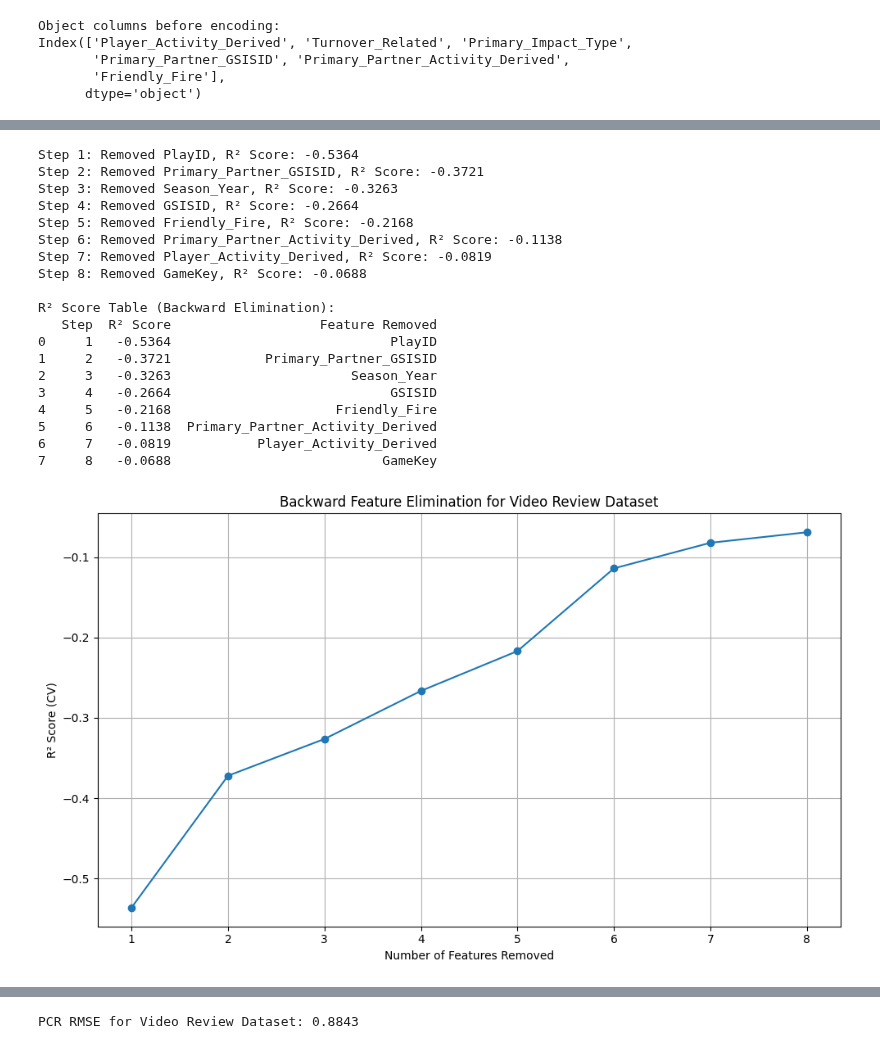
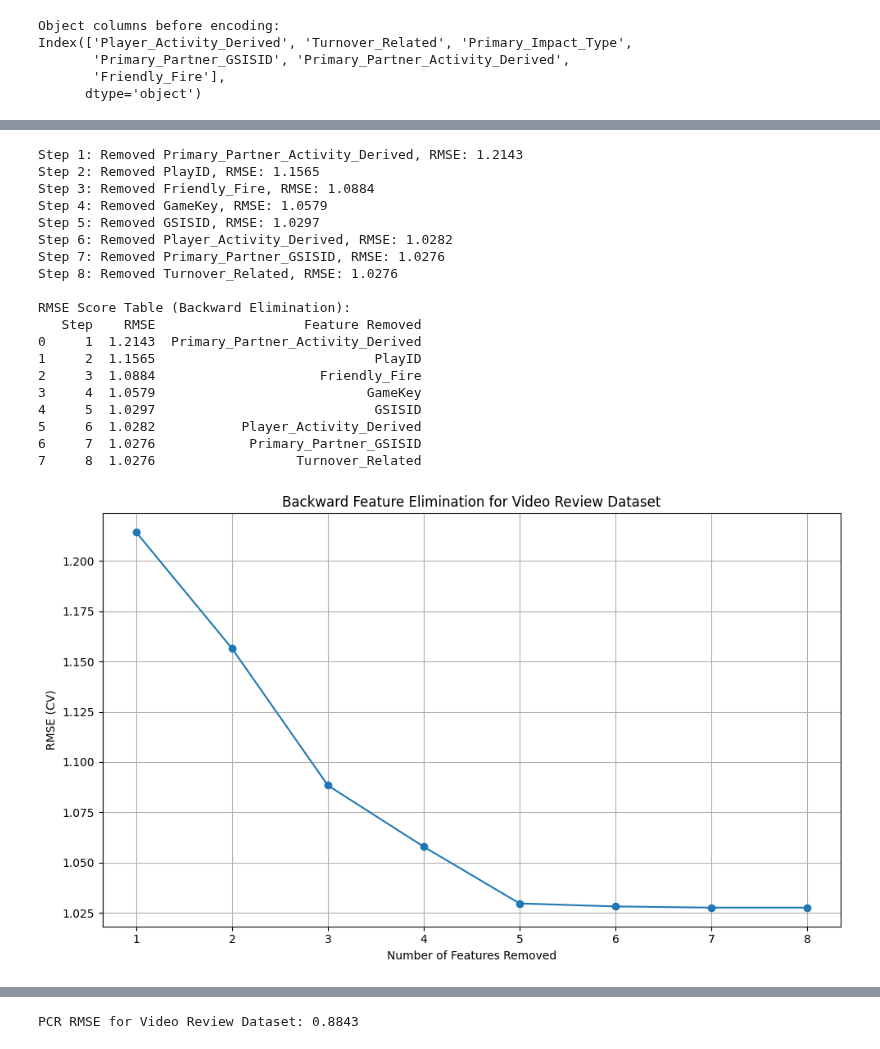
Before and after one commit to hnm15/capstone, a Jupyter notebook: Wk3-JupyterNotebook-Metcalf.ipynb, the cells around one changed output, grey strips where cells are left out. Drawn from its saved outputs; the diff is of its cells as text; code cells hidden in the pictures.

```diff
--- a/Wk3-JupyterNotebook-Metcalf.ipynb
+++ b/Wk3-JupyterNotebook-Metcalf.ipynb
@@ -94,36 +94,37 @@ y = y_train
 
 selected_features = []
 remaining_features = list(X.columns)
-r2_scores = []
+rmse_scores = []
 
 while remaining_features:
     scores = []
     for feature in remaining_features:
         current_features = selected_features + [feature]
-        score = cross_val_score(model, X[current_features], y, cv=5, scoring='r2').mean()
+        # Use negative RMSE as scoring and convert to positive
+        score = -cross_val_score(model, X[current_features], y, cv=5, scoring='neg_root_mean_squared_error').mean()
         scores.append((score, feature))
 
-    scores.sort(reverse=True)
+    scores.sort()  # lower RMSE is better
     best_score, best_feature = scores[0]
 
     selected_features.append(best_feature)
     remaining_features.remove(best_feature)
-    r2_scores.append(round(best_score, 4))
-    print(f"Step {len(selected_features)}: Added {best_feature}, R² Score: {best_score:.4f}")
+    rmse_scores.append(round(best_score, 4))
+    print(f"Step {len(selected_features)}: Added {best_feature}, RMSE: {best_score:.4f}")
 
 results_df_video_review = pd.DataFrame({
-    "Step": range(1, len(r2_scores) + 1),
-    "R² Score": r2_scores,
+    "Step": range(1, len(rmse_scores) + 1),
+    "RMSE": rmse_scores,
     "Feature Added": selected_features
 })
 
-print("\nR² Score Table:")
+print("\nRMSE Score Table:")
 print(results_df_video_review)
 
 plt.figure(figsize=(10, 6))
-plt.plot(results_df_video_review["Step"], results_df_video_review["R² Score"], marker='o')
+plt.plot(results_df_video_review["Step"], results_df_video_review["RMSE"], marker='o')
 plt.xlabel("Number of Features")
-plt.ylabel("R² Score (CV)")
+plt.ylabel("RMSE (CV)")
 plt.title("Forward Feature Selection for Video Review Dataset")
 plt.grid(True)
 plt.tight_layout()
@@ -164,61 +165,62 @@ X = pd.DataFrame(X_train_scaled, columns=X.columns)
 y = y_train
 
 selected_features = list(X.columns)
-r2_scores = []
+rmse_scores = []
 features_removed = []
 
 while len(selected_features) > 1:
     scores = []
     for feature in selected_features:
         current_features = [f for f in selected_features if f != feature]
-        score = cross_val_score(model, X[current_features], y, cv=5, scoring='r2').mean()
+        # Use negative RMSE and convert to positive
+        score = -cross_val_score(model, X[current_features], y, cv=5, scoring='neg_root_mean_squared_error').mean()
         scores.append((score, feature))
 
-    scores.sort(reverse=True)
+    scores.sort()  # sort ascending to get lowest RMSE first
     best_score, feature_to_remove = scores[0]
 
     selected_features.remove(feature_to_remove)
-    r2_scores.append(round(best_score, 4))
+    rmse_scores.append(round(best_score, 4))
     features_removed.append(feature_to_remove)
 
-    print(f"Step {len(features_removed)}: Removed {feature_to_remove}, R² Score: {best_score:.4f}")
+    print(f"Step {len(features_removed)}: Removed {feature_to_remove}, RMSE: {best_score:.4f}")
 
 results_df_video_review_bwd = pd.DataFrame({
-    "Step": range(1, len(r2_scores) + 1),
-    "R² Score": r2_scores,
+    "Step": range(1, len(rmse_scores) + 1),
+    "RMSE": rmse_scores,
     "Feature Removed": features_removed
 })
 
-print("\nR² Score Table (Backward Elimination):")
+print("\nRMSE Score Table (Backward Elimination):")
 print(results_df_video_review_bwd)
 
 plt.figure(figsize=(10, 6))
-plt.plot(results_df_video_review_bwd["Step"], results_df_video_review_bwd["R² Score"], marker='o')
+plt.plot(results_df_video_review_bwd["Step"], results_df_video_review_bwd["RMSE"], marker='o')
 plt.xlabel("Number of Features Removed")
-plt.ylabel("R² Score (CV)")
+plt.ylabel("RMSE (CV)")
 plt.title("Backward Feature Elimination for Video Review Dataset")
 plt.grid(True)
 plt.tight_layout()
 plt.show()
 # %% [output]
-Step 1: Removed PlayID, R² Score: -0.5364
-Step 2: Removed Primary_Partner_GSISID, R² Score: -0.3721
-Step 3: Removed Season_Year, R² Score: -0.3263
-Step 4: Removed GSISID, R² Score: -0.2664
-Step 5: Removed Friendly_Fire, R² Score: -0.2168
-Step 6: Removed Primary_Partner_Activity_Derived, R² Score: -0.1138
-Step 7: Removed Player_Activity_Derived, R² Score: -0.0819
-Step 8: Removed GameKey, R² Score: -0.0688
+Step 1: Removed Primary_Partner_Activity_Derived, RMSE: 1.2143
+Step 2: Removed PlayID, RMSE: 1.1565
+Step 3: Removed Friendly_Fire, RMSE: 1.0884
+Step 4: Removed GameKey, RMSE: 1.0579
+Step 5: Removed GSISID, RMSE: 1.0297
+Step 6: Removed Player_Activity_Derived, RMSE: 1.0282
+Step 7: Removed Primary_Partner_GSISID, RMSE: 1.0276
+Step 8: Removed Turnover_Related, RMSE: 1.0276
 
-R² Score Table (Backward Elimination):
-   Step  R² Score                   Feature Removed
-0     1   -0.5364                            PlayID
-1     2   -0.3721            Primary_Partner_GSISID
-2     3   -0.3263                       Season_Year
-3     4   -0.2664                            GSISID
-4     5   -0.2168                     Friendly_Fire
-5     6   -0.1138  Primary_Partner_Activity_Derived
-6     7   -0.0819           Player_Activity_Derived
-7     8   -0.0688                           GameKey
+RMSE Score Table (Backward Elimination):
+   Step    RMSE                   Feature Removed
+0     1  1.2143  Primary_Partner_Activity_Derived
+1     2  1.1565                            PlayID
+2     3  1.0884                     Friendly_Fire
+3     4  1.0579                           GameKey
+4     5  1.0297                            GSISID
+5     6  1.0282           Player_Activity_Derived
+6     7  1.0276            Primary_Partner_GSISID
+7     8  1.0276                  Turnover_Related
-[figure, old version]
+[figure, new version]
 # %%
```
Also changed, not shown: parts of 12 cells of this notebook.
